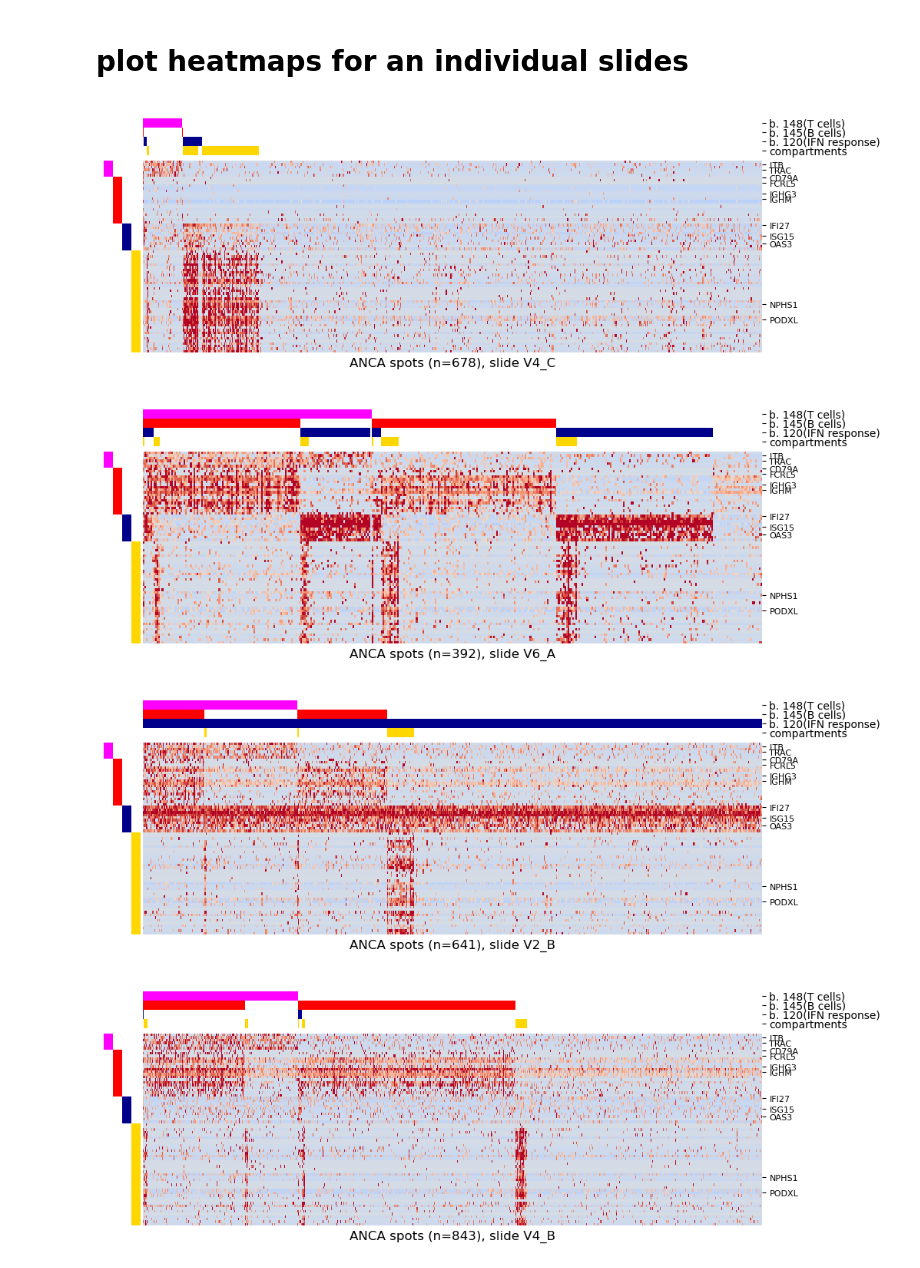
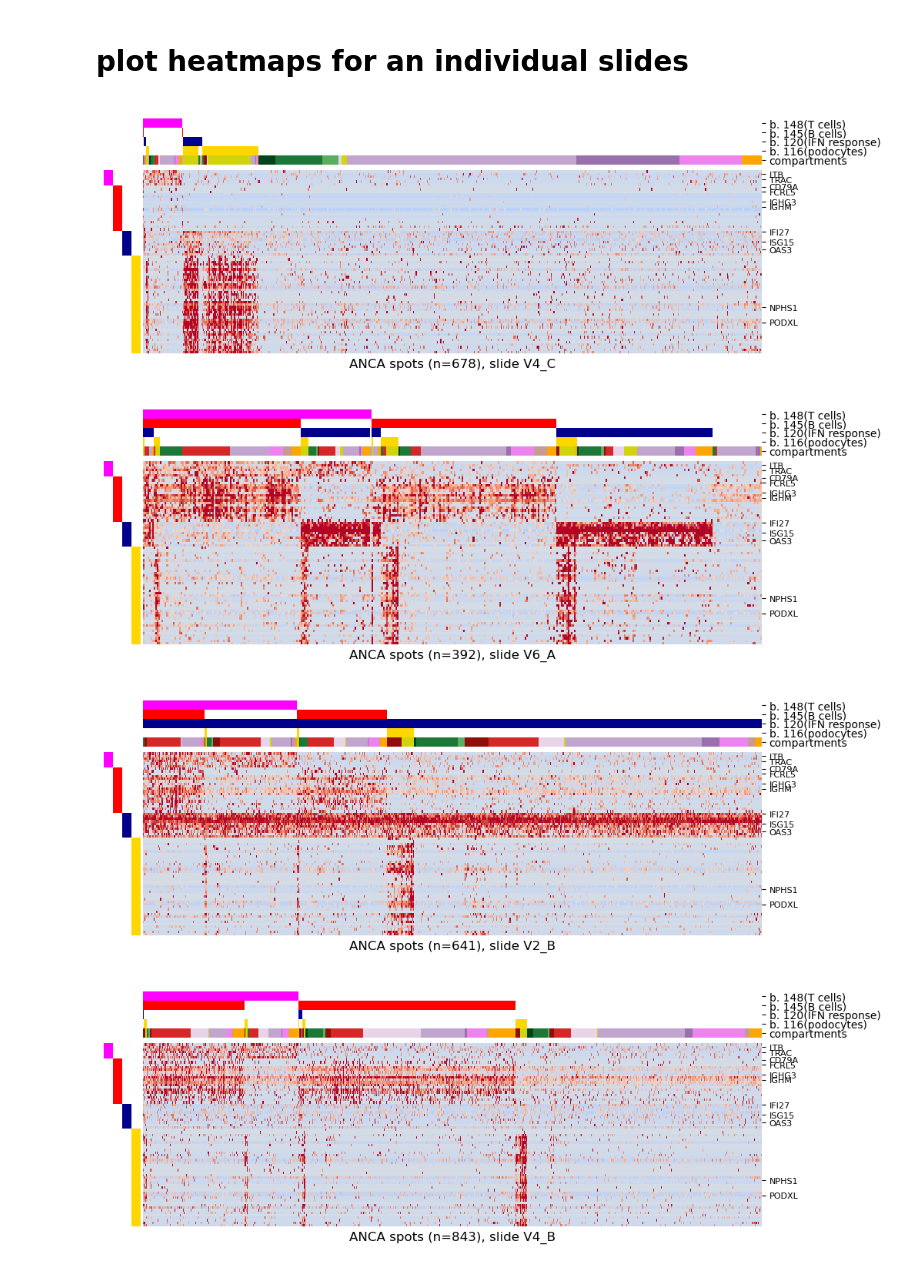
Before and after one commit to ozolotareva/unpast_paper, a Jupyter notebook: notebooks/spatial_analysis.ipynb, the cells around one changed output. Cells and saved outputs as stored; diff of their text form; code cells hidden in the pictures.

Commit message:
ST analysis update

```diff
--- a/notebooks/spatial_analysis.ipynb
+++ b/notebooks/spatial_analysis.ipynb
@@ -67,10 +87,5 @@ consensus_biclusters.head(3)
 # %%
-outfile = out_dir+"/"+basename+".consensus_seed="+str(analysis_seed)
-outfile += ".biclusters.tsv"
-from unpast.utils.io import read_bic_table
-consensus_biclusters =  read_bic_table(outfile)
-print(consensus_biclusters.shape[0])
-exprs = pd.read_csv(exprs_file,sep="\t",index_col = 0)
-
-# filter and z-score transform input matrix, limit z-scores to [-3,3]
-exprs_z = prepare_input_matrix(exprs, min_n_samples=5,ceiling=3)
+#consensus_biclusters =  read_bic_table(outfile)
+#print(consensus_biclusters.shape[0])
+#exprs = pd.read_csv(exprs_file,sep="\t",index_col = 0)
+#exprs_z = prepare_input_matrix(exprs, min_n_samples=5,ceiling=3)
@@ -755,7 +766,7 @@ my_marker_color_dict = {
     "IFN response":"darkblue",
     "B-cells":"red",
     "T-cells": "magenta",
-    "podocytes": "gold"
+    "podocytes": "gold",
 }
 my_marker_genes= set([])
 
@@ -787,7 +798,7 @@ for slide in ["V4_C","V6_A","V2_B","V4_B"]: # selected slides
     b["samples"] = b["samples"].apply(lambda x: x.intersection(set(slide_spots)))
 
     g,tmp,tmp2 = draw_heatmap2(exprs_z2.loc[:,slide_spots], b,
-                        #annot = annot2.loc[slide_spots,["cluster_annot"]], # ["Sample","leiden_1","leiden_2","annot_v2","cluster_annot","cluster_annot_broad"]
+                        annot = annot2.loc[slide_spots,["cluster_annot"]], # ["Sample","leiden_1","leiden_2","annot_v2","cluster_annot","cluster_annot_broad"]
                         color_dict=color_dict,
                   bicluster_colors= bic_colors,
                   figsize = (10,4),
@@ -816,37 +827,37 @@ for slide in ["V4_C","V6_A","V2_B","V4_B"]: # selected slides
 
     ax = g.ax_heatmap
 
     ax.set_yticks(new_yticks)
     ax.set_yticklabels(new_ytick_labels,fontsize=8)
     g.ax_row_colors.set_xticks([])
 
     cl =  g.ax_col_colors.get_yticklabels()
     for i in range(len(bic_labels)):
         bl = bic_labels[i]
         cl[i] = cl[i].get_text()+"("+bl+")"
     cl[-1] = "compartments"
     g.ax_col_colors.set_yticklabels(cl)
     ax.set_xlabel("ANCA spots (n=%s), slide %s"%(len(slide_spots),slide),fontsize=12)
 
     #for ext in ["png","svg","pdf"]:
         #plt.savefig("ST_results/ANCA_specific/ANCA_specific."+slide+"."+ext,dpi = 300)
 
     # save bicluster memberships and colors
     bic_annot = {}
     for spot in slide_spots:
         bic_annot[spot] = {"compartment":annot2.loc[spot,"cluster_annot"]}
         for bic_id in b.index:
             if spot in b.loc[bic_id,"samples"]:
                 bic_annot[spot].update({"b."+str(bic_id): 1, "b."+str(bic_id)+"_color": bic_colors[bic_id]})
             else:
                 bic_annot[spot].update({"b."+str(bic_id): 0})
     #pd.DataFrame.from_dict(bic_annot).to_csv("ST_results/ANCA_specific/ANCA_specific."+slide+".tsv.gz")
     #write_bic_table(b,"ST_results/ANCA_specific/ANCA_specific."+slide+"biclusters.tsv.gz")
 # %% [output]
-[figure, old version]
+[figure, new version]
-[figure, old version]
+[figure, new version]
-[figure, old version]
+[figure, new version]
-[figure, old version]
+[figure, new version]
 # %%
 b
 # %% [output]
```
Also changed, not shown: parts of 21 cells of this notebook.
